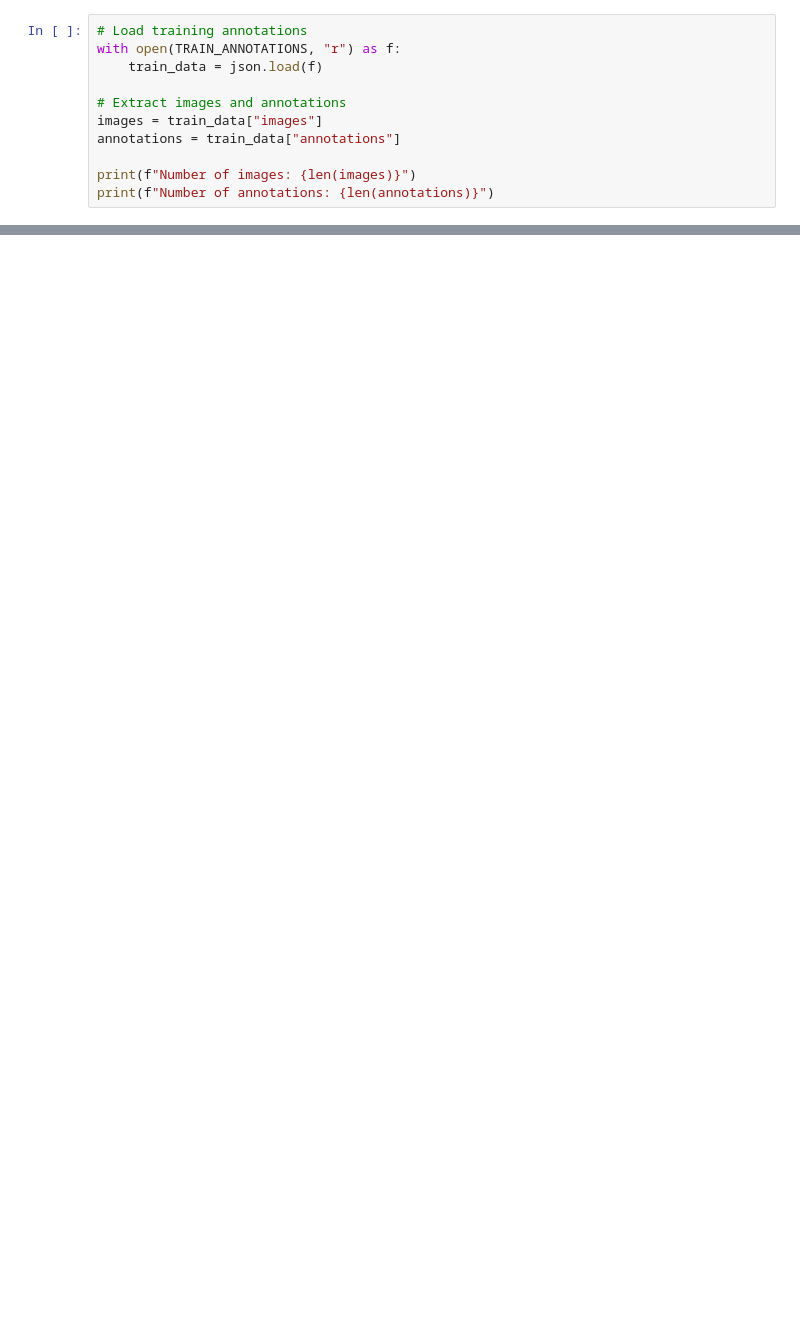
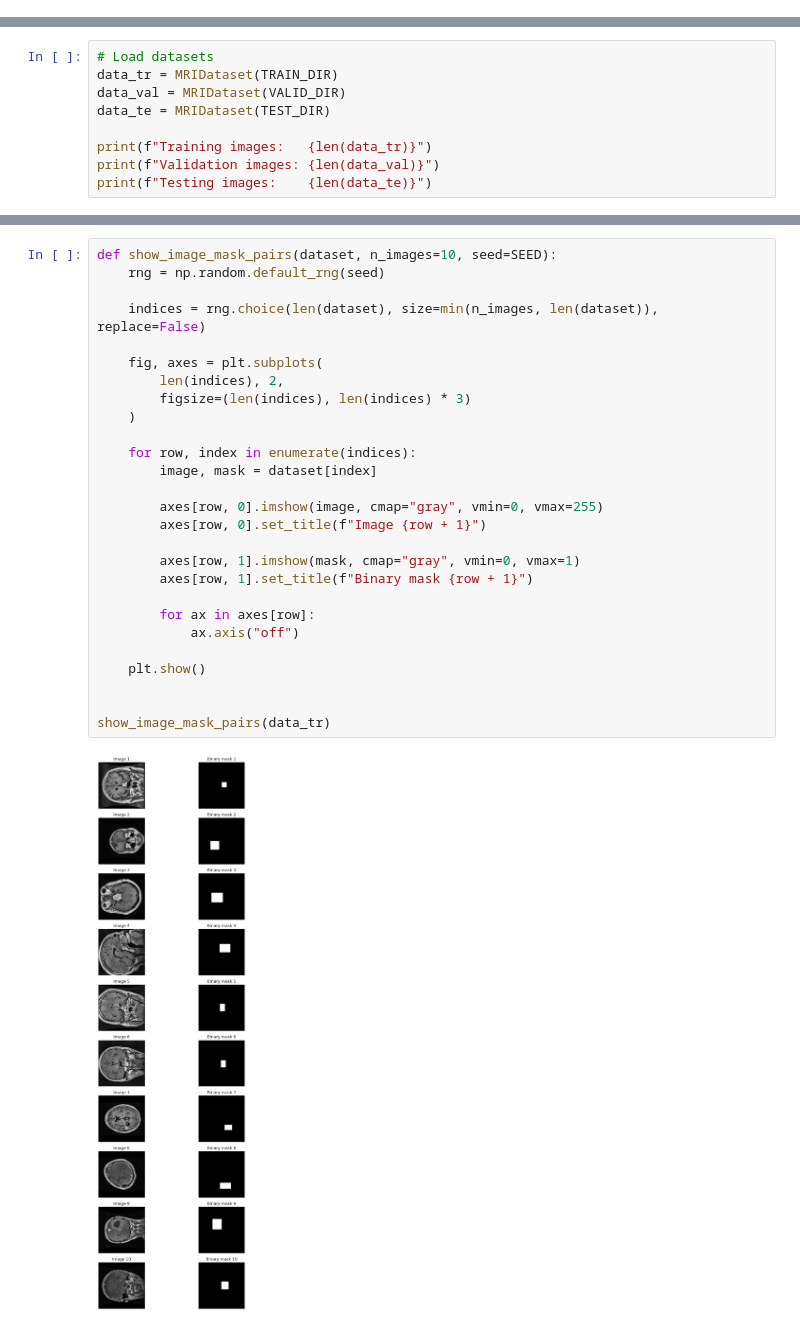
Before and after one commit to IsmaelTrentin/cvdl-prj, a Jupyter notebook: project.ipynb, the cells around one changed output, grey strips where cells are left out. Drawn from its saved outputs; the diff is of its cells as text; blank space fills up the shorter version.

Commit message:
refactor: notebook now uses class MRIDataset

```diff
--- a/project.ipynb
+++ b/project.ipynb
@@ -28,11 +0,0 @@ print("Test dataset found:", TEST_ANNOTATIONS.exists())
-# %%
-# Load training annotations
-with open(TRAIN_ANNOTATIONS, "r") as f:
-    train_data = json.load(f)
-
-# Extract images and annotations
-images = train_data["images"]
-annotations = train_data["annotations"]
-
-print(f"Number of images: {len(images)}")
-print(f"Number of annotations: {len(annotations)}")
@@ -372,0 +89,9 @@ for tim in train_images[:10]:
+# %%
+# Load datasets
+data_tr = MRIDataset(TRAIN_DIR)
+data_val = MRIDataset(VALID_DIR)
+data_te = MRIDataset(TEST_DIR)
+
+print(f"Training images:   {len(data_tr)}")
+print(f"Validation images: {len(data_val)}")
+print(f"Testing images:    {len(data_te)}")
@@ -372,0 +106,29 @@ for tim in train_images[:10]:
+# %%
+def show_image_mask_pairs(dataset, n_images=10, seed=SEED):
+    rng = np.random.default_rng(seed)
+
+    indices = rng.choice(len(dataset), size=min(n_images, len(dataset)), replace=False)
+
+    fig, axes = plt.subplots(
+        len(indices), 2,
+        figsize=(len(indices), len(indices) * 3)
+    )
+
+    for row, index in enumerate(indices):
+        image, mask = dataset[index]
+
+        axes[row, 0].imshow(image, cmap="gray", vmin=0, vmax=255)
+        axes[row, 0].set_title(f"Image {row + 1}")
+
+        axes[row, 1].imshow(mask, cmap="gray", vmin=0, vmax=1)
+        axes[row, 1].set_title(f"Binary mask {row + 1}")
+
+        for ax in axes[row]:
+            ax.axis("off")
+
+    plt.show()
+
+
+show_image_mask_pairs(data_tr)
+# %% [output]
+[figure, added]
```
Also changed, not shown: parts of 38 cells of this notebook.
